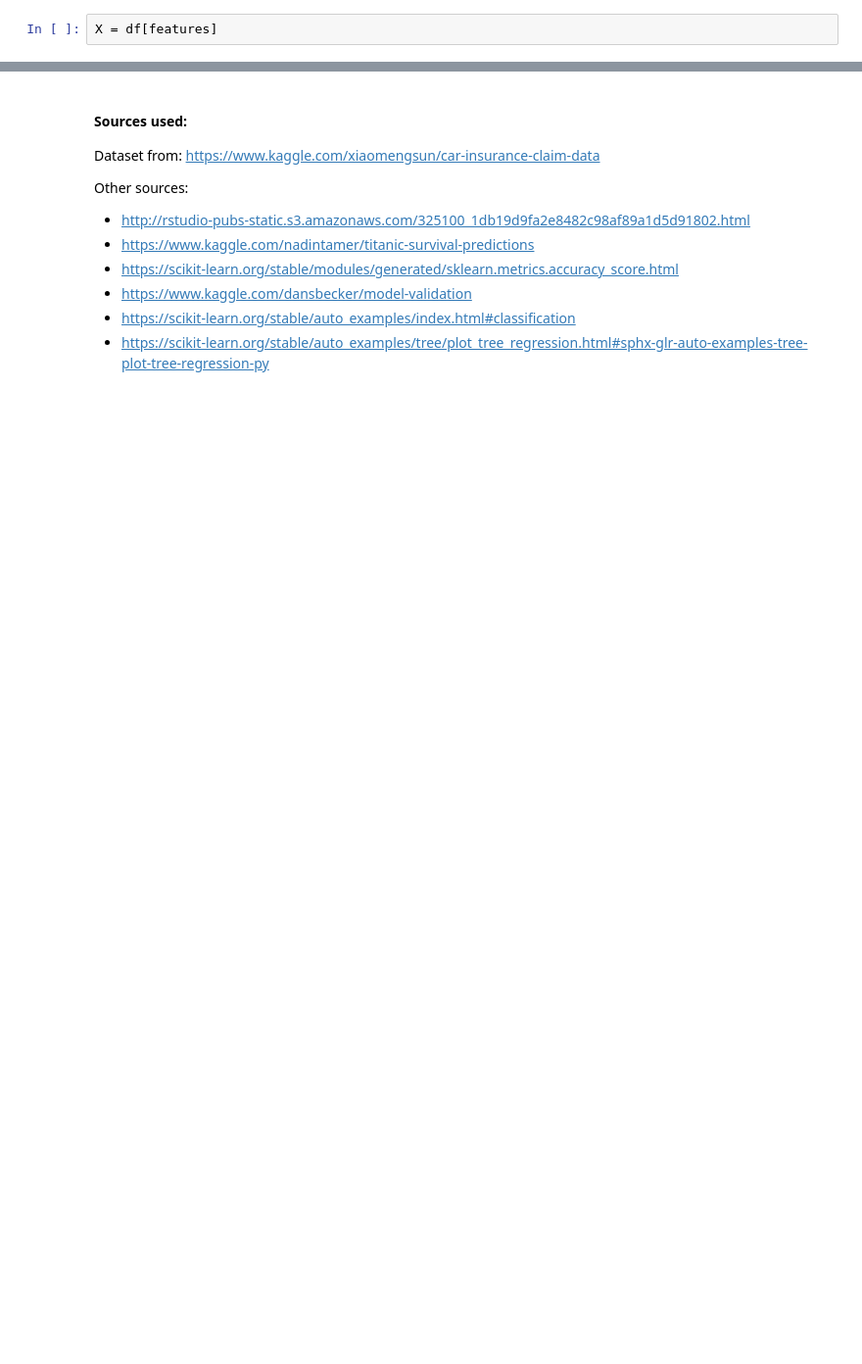
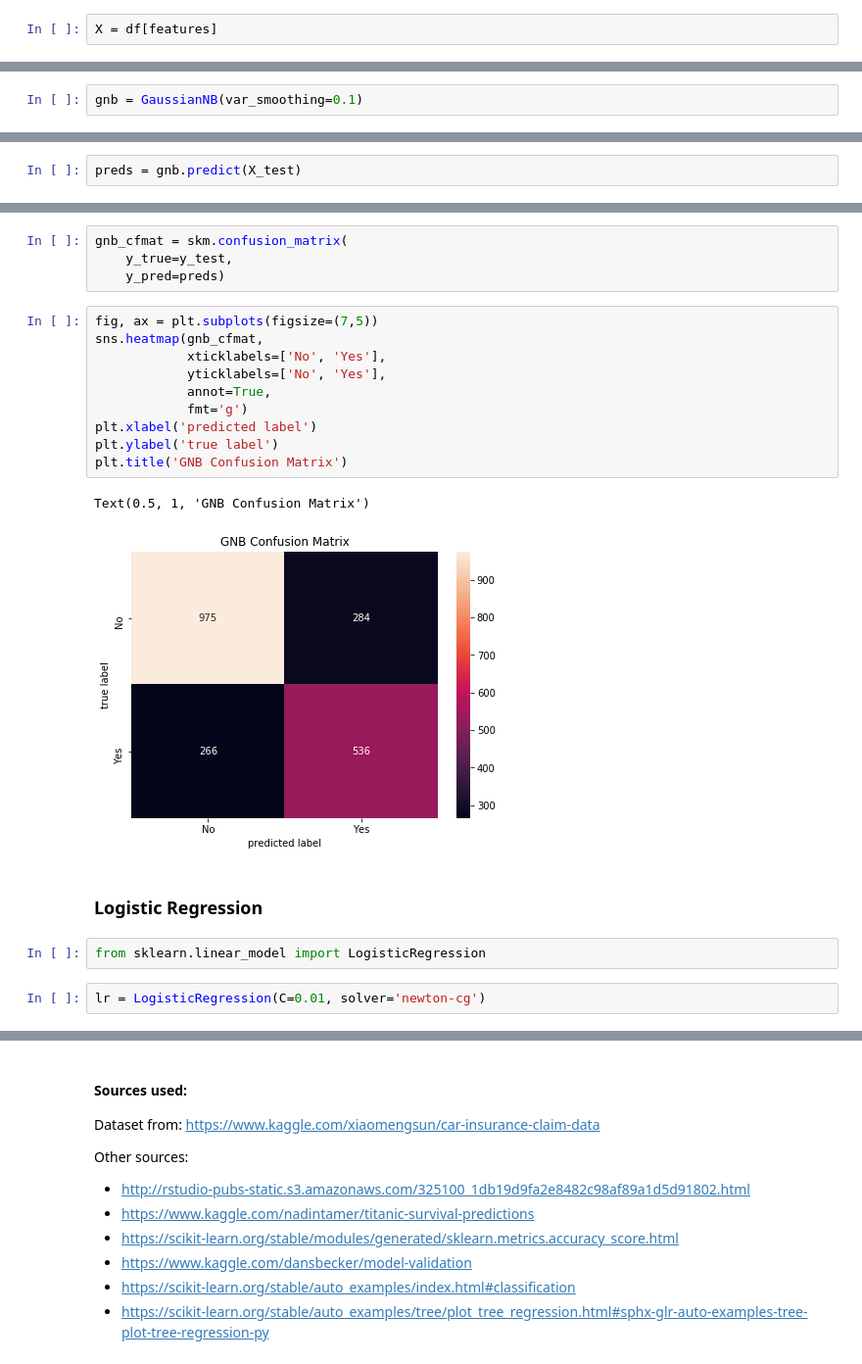
Before and after one commit to akashmavle5/EDA-ML-Car-Insurance, a Jupyter notebook: EDA and Machine Learning - Car Insurance Claims.ipynb, the cells around one changed output, grey strips where cells are left out. Shown at 98% size. Drawn from its saved outputs; the diff is of its cells as text; blank space fills up the shorter version.

```diff
--- a/EDA and Machine Learning - Car Insurance Claims.ipynb
+++ b/EDA and Machine Learning - Car Insurance Claims.ipynb
@@ -640,0 +651,2 @@ The highest accuracy score achieved was 75%, using the Logistic Regression algor
+# %%
+gnb = GaussianNB(var_smoothing=0.1)
@@ -640,0 +657,2 @@ The highest accuracy score achieved was 75%, using the Logistic Regression algor
+# %%
+preds = gnb.predict(X_test)
@@ -640,0 +671,23 @@ The highest accuracy score achieved was 75%, using the Logistic Regression algor
+# %%
+gnb_cfmat = skm.confusion_matrix(
+    y_true=y_test,
+    y_pred=preds)
+# %%
+fig, ax = plt.subplots(figsize=(7,5))
+sns.heatmap(gnb_cfmat,
+            xticklabels=['No', 'Yes'],
+            yticklabels=['No', 'Yes'],
+            annot=True,
+            fmt='g')
+plt.xlabel('predicted label')
+plt.ylabel('true label')
+plt.title('GNB Confusion Matrix')
+# %% [output]
+Text(0.5, 1, 'GNB Confusion Matrix')
+[figure, added]
+# %% [markdown]
+### Logistic Regression
+# %%
+from sklearn.linear_model import LogisticRegression
+# %%
+lr = LogisticRegression(C=0.01, solver='newton-cg')
```
Also changed, not shown: parts of 90 cells of this notebook.
